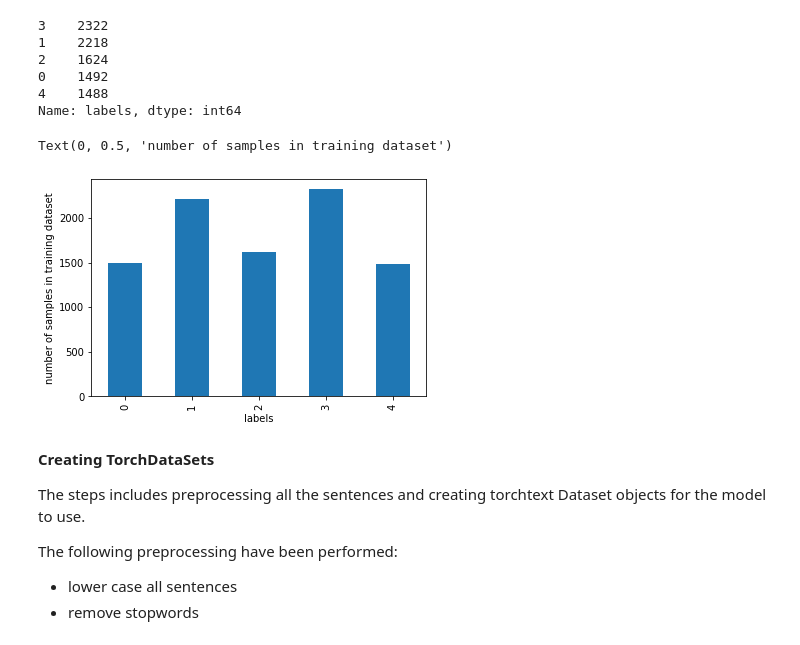
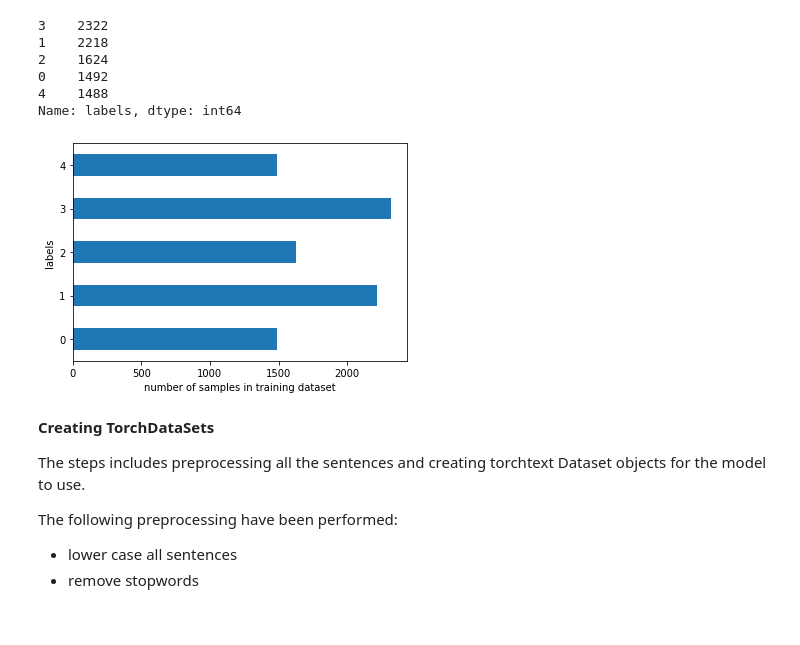
Before and after one commit to asravankumar/END2.0, a Jupyter notebook: session_5/sentiment_analysis.ipynb, the cells around one changed output. Drawn from its saved outputs; the diff is of its cells as text; code cells hidden in the pictures.

```diff
--- a/session_5/sentiment_analysis.ipynb
+++ b/session_5/sentiment_analysis.ipynb
@@ -261,12 +292,13 @@ Name: labels, dtype: int64
 # %%
 import matplotlib.pyplot as plt
 
-ax = new_train_df['labels'].value_counts(sort=False).plot(kind='bar')
-ax.set_xlabel("labels")
-ax.set_ylabel("number of samples in training dataset")
+ax = new_train_df['labels'].value_counts(sort=False).plot(kind='barh')
+ax.set_ylabel("labels")
+ax.set_xlabel("number of samples in training dataset")
+
+plt.savefig('value_counts_after_aug.png')
 # %% [output]
-Text(0, 0.5, 'number of samples in training dataset')
-[figure, old version]
+[figure, new version]
 # %% [markdown]
 **Creating TorchDataSets**
 
```
Also changed, not shown: parts of 16 cells of this notebook.
